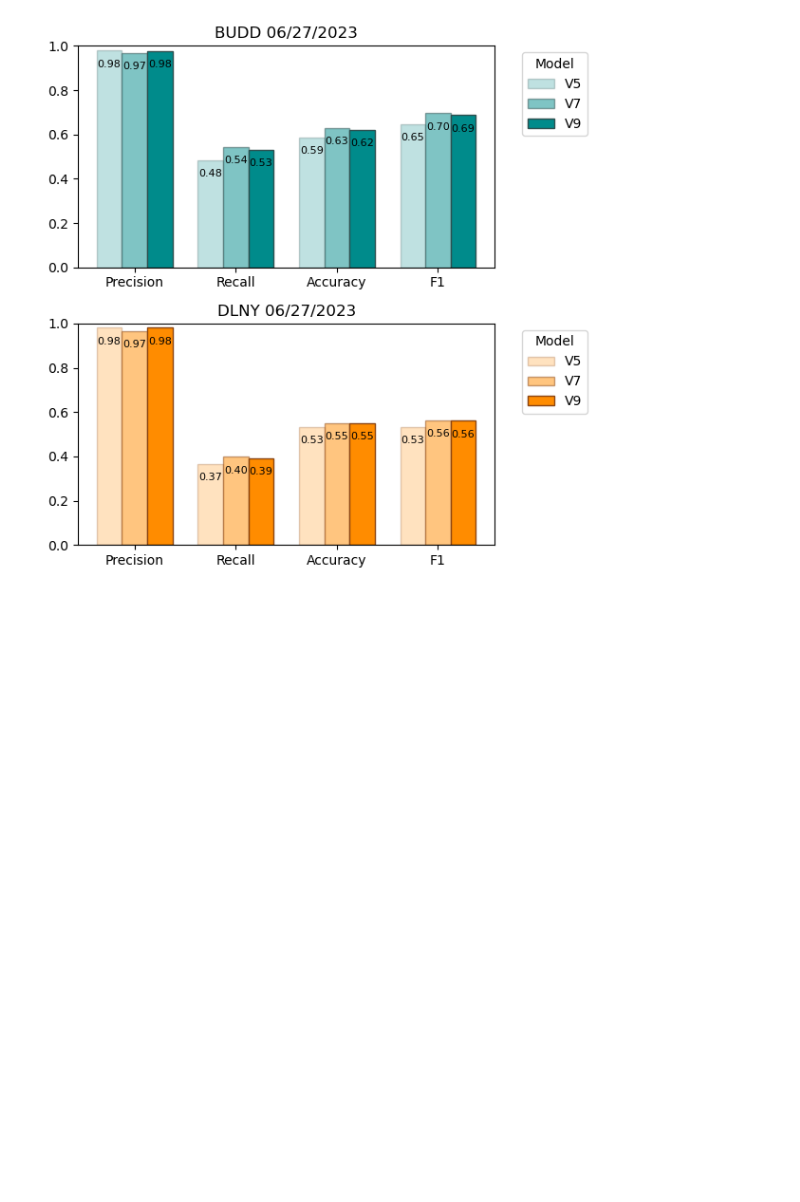
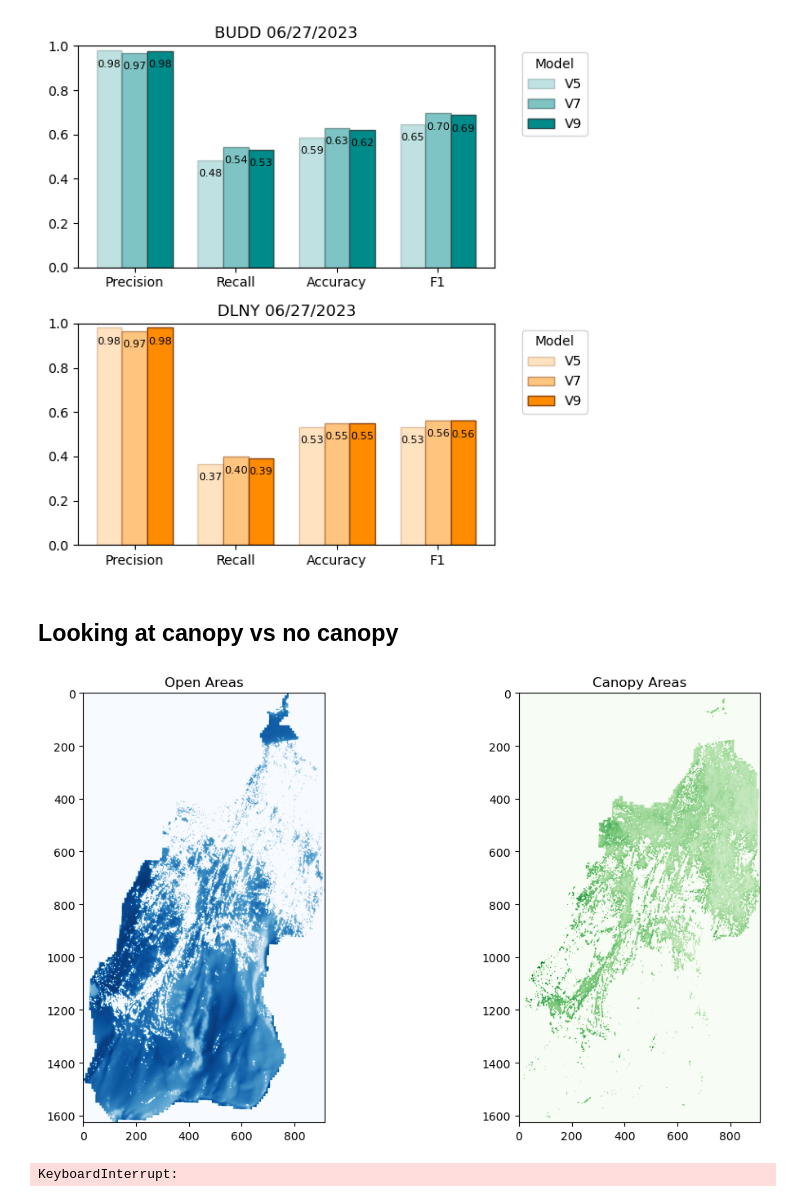
Before and after one commit to etboudreau/ps_sca, a Jupyter notebook: 4_evaluate_model.ipynb, the cells around one changed output. Drawn from its saved outputs; the diff is of its cells as text; code cells hidden in the pictures; blank space fills up the shorter version.

```diff
--- a/4_evaluate_model.ipynb
+++ b/4_evaluate_model.ipynb
@@ -22,8 +22,8 @@ from working_sca_funcs import *
 year = '2022'
 
 # Define basin you are working on
-name = 'DLNY'
-# name = 'BUDD'
+# name = 'DLNY'
+name = 'BUDD'
 
 # Define model you are working on
 # model = 'V5' # 2022 BUDD ASO 2 class
@@ -190,3 +190,47 @@ plt.tight_layout()
 plt.show()
 # %% [output]
 [figure]
+# %% [markdown]
+## Looking at canopy vs no canopy
+# %%
+# creating canopy mask
+# canopy height model
+ref_file = f'/data0/images/planet/emma/planet/{name}/' + '20230423_175100_99_242e/a514a5df-5610-45c4-8498-a774361cb492/PSScene/20230423_175100_99_242e_3B_AnalyticMS_SR_clip.tif' # BUDD
+CHM = '/home/etboud/projects/data/CHM/USCATB20140827_chm_3p0m.tif'
+chm_mask, mean, max, fcan = create_binary_chm(CHM, basin)
+ref_file = rxr.open_rasterio(ref_file).rio.clip(basin.geometry)
+open_ref = ref_file.copy()
+open_ref.values = np.where(chm_mask[0], open_ref, 0)
+canop_ref = ref_file - open_ref
+canop_ref.attrs = open_ref.attrs
+canop_ref.rio.set_nodata(0)
+
+
+open_mask = open_ref.values
+open_mask = np.sum(open_mask, axis=0)
+open_ref = open_ref.isel(band=0)
+open_ref.values = open_mask
+# Create a canopy reference where 0 replaces open
+
+canop_mask = canop_ref.values
+canop_mask = np.sum(canop_mask, axis=0)
+canop_ref = canop_ref.isel(band=0)
+canop_ref.values = canop_mask
+# %%
+import matplotlib.pyplot as plt
+
+# Visualize canopy and open areas
+fig, axes = plt.subplots(1, 2, figsize=(12, 6))
+
+# Open mask (use .values to access the underlying array)
+axes[0].imshow(open_ref.values, cmap='Blues')
+axes[0].set_title('Open Areas')
+
+# Canopy mask (use .values to access the underlying array)
+axes[1].imshow(canop_ref.values, cmap='Greens')
+axes[1].set_title('Canopy Areas')
+
+plt.tight_layout()
+plt.show()
+# %% [output]
+[figure, added]
@@ -192,0 +277,24 @@ plt.show()
+# %%
+results_open_list = []
+# test on first 5 of itterrows
+for index, row in corr_df.iterrows():
+    ps_evaluation = row['model_file']
+    aso_validation = row['aso_file']
+    name = ps_evaluation.split('/')[-3]
+    basin = gpd.read_file(f'/home/etboud/projects/data/basins/{name}/{name}_4326.geojson')
+    basin = basin.to_crs('EPSG:32611')
+    validation_df = create_validation_dataset(ps_evaluation, aso_validation, basin, open_ref)
+    validation_df = validation_df.dropna()
+    metrics_df = calculate_metrics(validation_df)
+    metrics_df['basin'] = name
+    metrics_df['model'] = ps_evaluation.split('/')[-2]
+    metrics_df['year'] = ps_evaluation.split('/')[-1][:4]
+    metrics_df['eval_file'] = os.path.basename(ps_evaluation)
+    metrics_df['val_file'] = os.path.basename(aso_validation)
+    # Append the results to the list
+    results_open_list.append(metrics_df)
+
+# Concatenate all the DataFrames into a single DataFrame
+results_df = pd.concat(results_open_list, ignore_index=True)
+# %% [output]
+KeyboardInterrupt:
```
Also changed, not shown: parts of 2 cells of this notebook, 12 other files.
